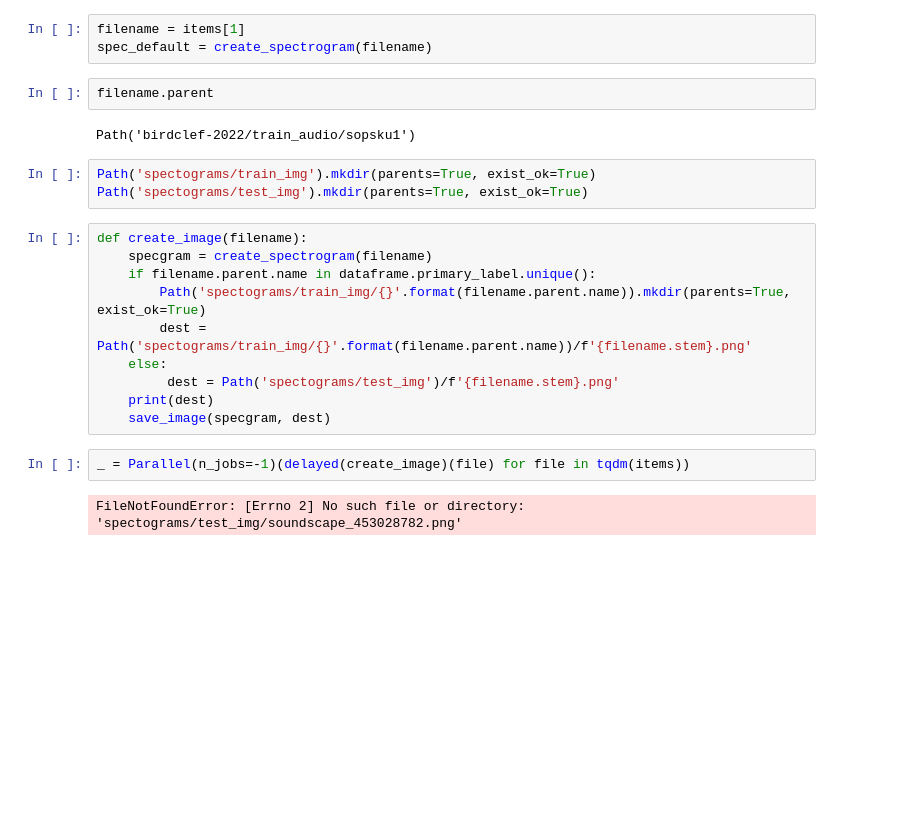
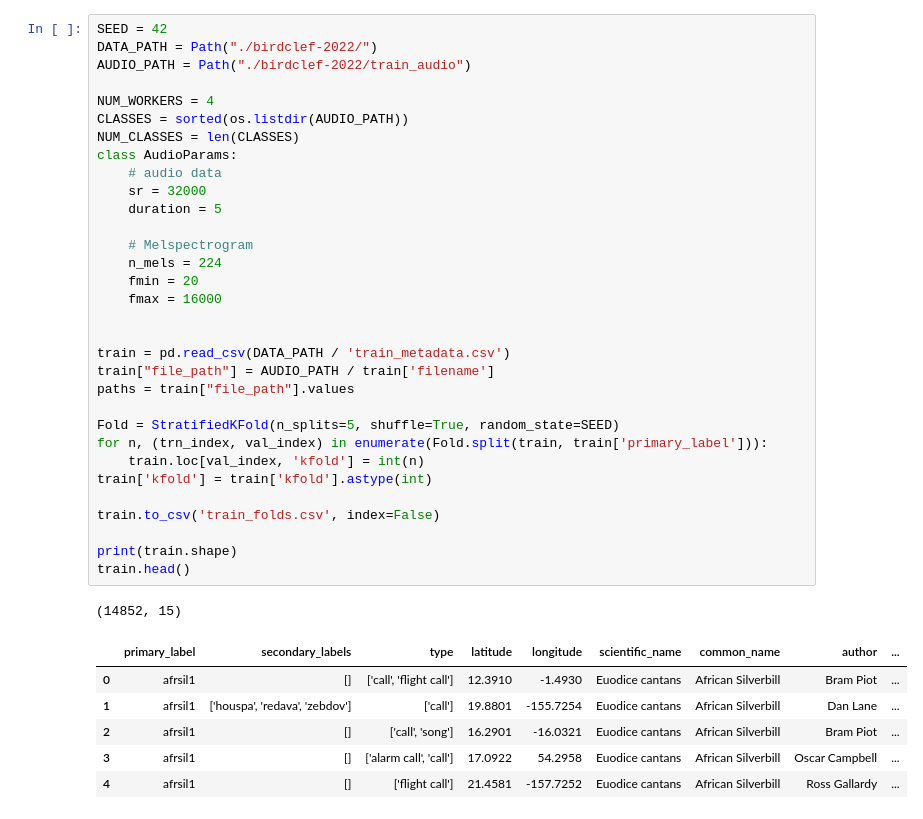
Before and after one commit to KilianFt/birdclef, a Jupyter notebook: create_spectorgrams.ipynb, the cells around one changed output. Drawn from its saved outputs; the diff is of its cells as text; blank space fills up the shorter version.

```diff
--- a/create_spectorgrams.ipynb
+++ b/create_spectorgrams.ipynb
@@ -66,24 +13,40 @@ def create_spectrogram(filename):
-# %%
-filename = items[1]
-spec_default = create_spectrogram(filename)
-# %%
-filename.parent
-# %% [output]
-Path('birdclef-2022/train_audio/sopsku1')
-# %%
-Path('spectograms/train_img').mkdir(parents=True, exist_ok=True)
-Path('spectograms/test_img').mkdir(parents=True, exist_ok=True)
-# %%
-def create_image(filename):
-    specgram = create_spectrogram(filename)
-    if filename.parent.name in dataframe.primary_label.unique():
-        Path('spectograms/train_img/{}'.format(filename.parent.name)).mkdir(parents=True, exist_ok=True)
-        dest = Path('spectograms/train_img/{}'.format(filename.parent.name))/f'{filename.stem}.png'
-    else:
-         dest = Path('spectograms/test_img')/f'{filename.stem}.png'
-    print(dest)
-    save_image(specgram, dest)
-# %%
-_ = Parallel(n_jobs=-1)(delayed(create_image)(file) for file in tqdm(items))
-# %% [output]
-FileNotFoundError: [Errno 2] No such file or directory: 'spectograms/test_img/soundscape_453028782.png'
+# %%
+SEED = 42
+DATA_PATH = Path("./birdclef-2022/")
+AUDIO_PATH = Path("./birdclef-2022/train_audio")
+
+NUM_WORKERS = 4
+CLASSES = sorted(os.listdir(AUDIO_PATH))
+NUM_CLASSES = len(CLASSES)
+class AudioParams:
+    # audio data
+    sr = 32000
+    duration = 5
+
+    # Melspectrogram
+    n_mels = 224
+    fmin = 20
+    fmax = 16000
+
+
+train = pd.read_csv(DATA_PATH / 'train_metadata.csv')
+train["file_path"] = AUDIO_PATH / train['filename']
+paths = train["file_path"].values
+
+Fold = StratifiedKFold(n_splits=5, shuffle=True, random_state=SEED)
+for n, (trn_index, val_index) in enumerate(Fold.split(train, train['primary_label'])):
+    train.loc[val_index, 'kfold'] = int(n)
+train['kfold'] = train['kfold'].astype(int)
+
+train.to_csv('train_folds.csv', index=False)
+
+print(train.shape)
+train.head()
+# %% [output]
+(14852, 15)
+|  | primary_label | secondary_labels | type | latitude | longitude | scientific_name | common_name | author | ... |
+| 0 | afrsil1 | [] | ['call', 'flight call'] | 12.3910 | -1.4930 | Euodice cantans | African Silverbill | Bram Piot | ... |
+| 1 | afrsil1 | ['houspa', 'redava', 'zebdov'] | ['call'] | 19.8801 | -155.7254 | Euodice cantans | African Silverbill | Dan Lane | ... |
+| 2 | afrsil1 | [] | ['call', 'song'] | 16.2901 | -16.0321 | Euodice cantans | African Silverbill | Bram Piot | ... |
+| 3 | afrsil1 | [] | ['alarm call', 'call'] | 17.0922 | 54.2958 | Euodice cantans | African Silverbill | Oscar Campbell | ... |
+| 4 | afrsil1 | [] | ['flight call'] | 21.4581 | -157.7252 | Euodice cantans | African Silverbill | Ross Gallardy | ... |
```
Also changed, not shown: parts of 13 cells of this notebook, 2 other files.
